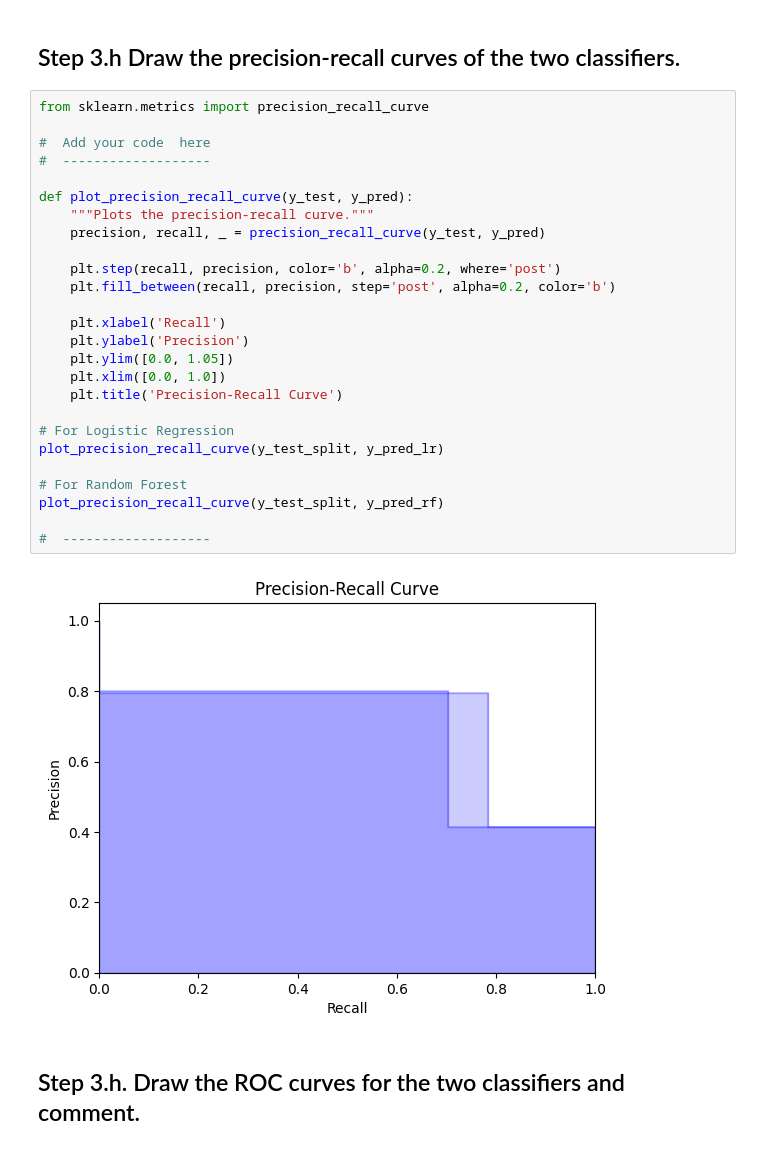
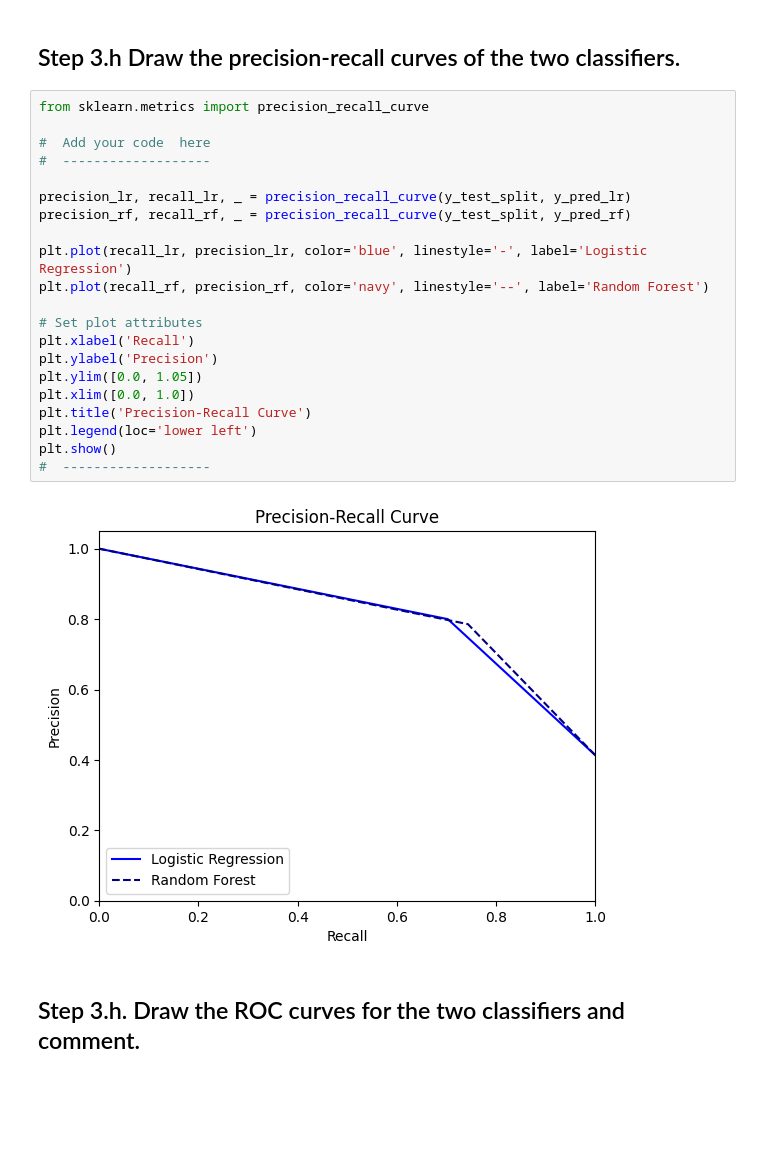
Before and after one commit to ChagataiDuru/CS304-IntroAI-CollabNotebooks, a Jupyter notebook: CS304_HW1.ipynb, the cells around one changed output. Cells and saved outputs as stored; diff of their text form; blank space fills up the shorter version.

```diff
--- a/CS304_HW1.ipynb
+++ b/CS304_HW1.ipynb
@@ -521,31 +540,26 @@ F1-Score: 0.7891156462585033
 # %%
 from sklearn.metrics import precision_recall_curve
 
 #  Add your code  here
 #  -------------------
 
-def plot_precision_recall_curve(y_test, y_pred):
-    """Plots the precision-recall curve."""
-    precision, recall, _ = precision_recall_curve(y_test, y_pred)
+precision_lr, recall_lr, _ = precision_recall_curve(y_test_split, y_pred_lr)
+precision_rf, recall_rf, _ = precision_recall_curve(y_test_split, y_pred_rf)
 
-    plt.step(recall, precision, color='b', alpha=0.2, where='post')
-    plt.fill_between(recall, precision, step='post', alpha=0.2, color='b')
+plt.plot(recall_lr, precision_lr, color='blue', linestyle='-', label='Logistic Regression')
+plt.plot(recall_rf, precision_rf, color='navy', linestyle='--', label='Random Forest')
 
-    plt.xlabel('Recall')
-    plt.ylabel('Precision')
-    plt.ylim([0.0, 1.05])
-    plt.xlim([0.0, 1.0])
-    plt.title('Precision-Recall Curve')
-
-# For Logistic Regression
-plot_precision_recall_curve(y_test_split, y_pred_lr)
-
-# For Random Forest
-plot_precision_recall_curve(y_test_split, y_pred_rf)
-
+# Set plot attributes
+plt.xlabel('Recall')
+plt.ylabel('Precision')
+plt.ylim([0.0, 1.05])
+plt.xlim([0.0, 1.0])
+plt.title('Precision-Recall Curve')
+plt.legend(loc='lower left')
+plt.show()
 #  -------------------
 # %% [output]
-[figure, old version]
+[figure, new version]
 # %% [markdown]
 ## Step 3.h. Draw the ROC curves for the two classifiers and comment. ##
 # %%
```
Also changed, not shown: parts of 8 cells of this notebook.
